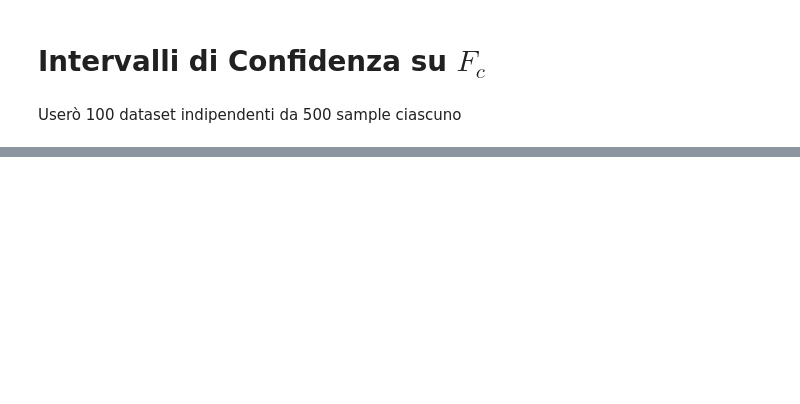
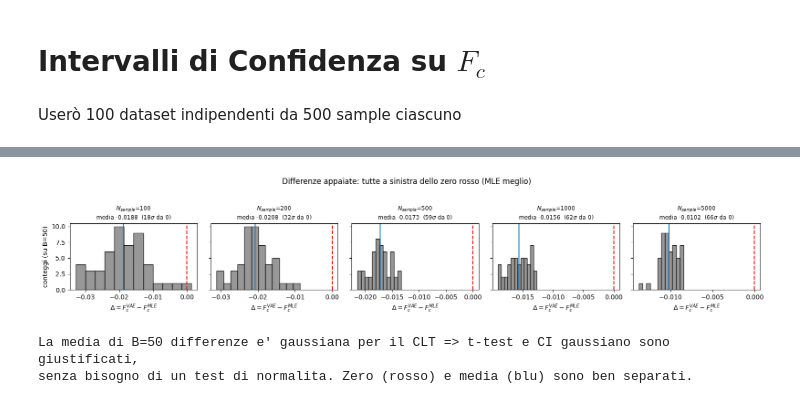
Before and after one commit to srazzetti/statistical-qst-vae, a Jupyter notebook: notebook/stat_analysis.ipynb, the cells around one changed output, grey strips where cells are left out. Cells and saved outputs as stored; diff of their text form; code cells hidden in the pictures; blank space fills up the shorter version.

```diff
--- a/notebook/stat_analysis.ipynb
+++ b/notebook/stat_analysis.ipynb
@@ -147,13 +144,2 @@ print("\nSalvato. Righe:", len(df))
 
 Salvato. Righe: 100
-# %%
-for met in ['MLE', 'VAE']:
-    v = df.query("method == @met")['F_c'].values
-    lo, hi = np.percentile(v, [2.5, 97.5])
-    print(f"{met}:  F_c = {v.mean():.4f}   CI95 = [{lo:.4f}, {hi:.4f}]")
-
-# Confronto paired: differenza VAE - MLE sugli stessi dataset
-piv = df.pivot_table(index='b', columns='method', values='F_c')
-delta = (piv['VAE'] - piv['MLE']).values
-print(f"\nDelta F_c (VAE-MLE): media = {delta.mean():.4f}")
-print(f"frazione dataset con VAE meglio di MLE: {(delta > 0).mean():.2%}")
@@ -165,0 +215,24 @@ frazione dataset con VAE meglio di MLE: 0.00%
+# %%
+# --- Distribuzione delle differenze appaiate: istogrammi (giustificano la gaussiana via CLT) ---
+Ns_list = sorted(df_cmp.N_sample.unique())
+fig, axes = plt.subplots(1, len(Ns_list), figsize=(3.2 * len(Ns_list), 3.0), sharey=True)
+for ax, Ns in zip(np.atleast_1d(axes), Ns_list):
+    piv = df_cmp[df_cmp.N_sample == Ns].pivot_table(index='b', columns='method', values='F_c')
+    d = (piv['VAE'] - piv['MLE']).values
+    ax.hist(d, bins=12, color='C7', edgecolor='k', alpha=.8)
+    ax.axvline(0, color='r', lw=1.5, ls='--')       # zero = nessuna differenza
+    ax.axvline(d.mean(), color='C0', lw=1.5)         # media osservata
+    r = res.loc[res.N_sample == Ns].iloc[0]
+    ax.set_title(f"$N_{{sample}}$={Ns}\nmedia {r.mean_delta:+.4f}  ({r.sigma:.0f}$\\sigma$ da 0)", fontsize=9)
+    ax.set_xlabel(r"$\Delta = F_c^{VAE}-F_c^{MLE}$")
+np.atleast_1d(axes)[0].set_ylabel("conteggi (su B=50)")
+fig.suptitle("Differenze appaiate: tutte a sinistra dello zero rosso (MLE meglio)", y=1.04)
+fig.tight_layout()
+plt.show()
+
+print("La media di B=50 differenze e' gaussiana per il CLT => t-test e CI gaussiano sono giustificati,")
+print("senza bisogno di un test di normalita. Zero (rosso) e media (blu) sono ben separati.")
+# %% [output]
+[figure, added]
+La media di B=50 differenze e' gaussiana per il CLT => t-test e CI gaussiano sono giustificati,
+senza bisogno di un test di normalita. Zero (rosso) e media (blu) sono ben separati.
```
Also changed, not shown: parts of 8 cells of this notebook, 12 other files.
